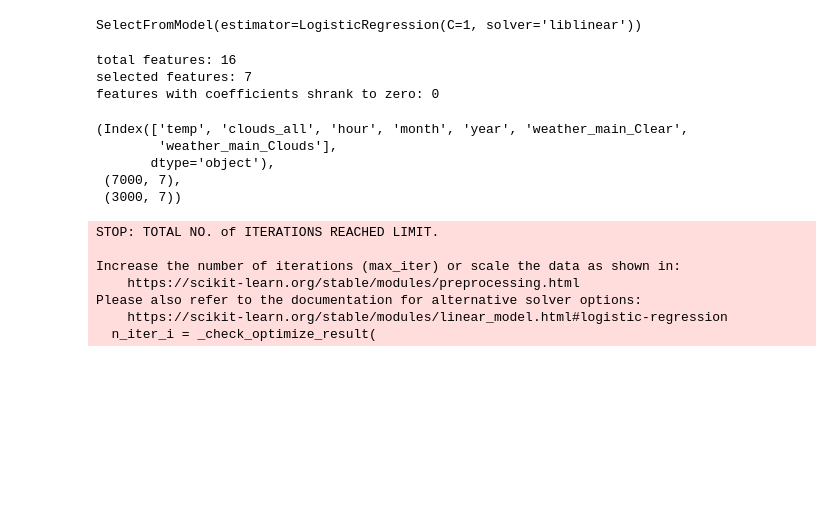
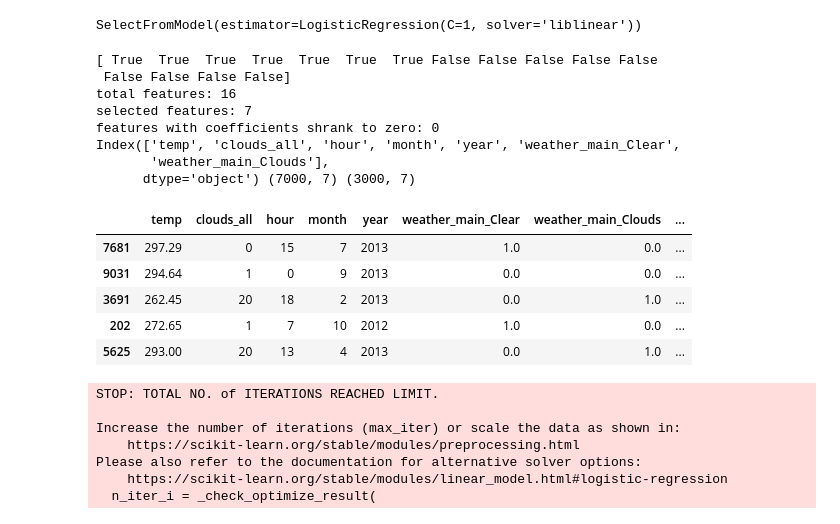
Before and after one commit to MrFICAX/Machine_Learning_Project_1, a Jupyter notebook: Projekat1_InProgress.ipynb, the cells around one changed output. Cells and saved outputs as stored; diff of their text form; code cells hidden in the pictures; blank space fills up the shorter version.

```diff
--- a/Projekat1_InProgress.ipynb
+++ b/Projekat1_InProgress.ipynb
@@ -1409,27 +1427,35 @@ sel_.fit(scaler.transform(X_train.fillna(0)), y_train)
 # %% [output]
 SelectFromModel(estimator=LogisticRegression(C=1, solver='liblinear'))
 # %%
-sel_.get_support()
+print(sel_.get_support())
 
 selected_feat = X_train.columns[(sel_.get_support())]
 print('total features: {}'.format((X_train.shape[1])))
 print('selected features: {}'.format(len(selected_feat)))
 print('features with coefficients shrank to zero: {}'.format(
       np.sum(sel_.estimator_.coef_ == 0)))
 
 X_train_selected = sel_.transform(X_train.fillna(0))
 X_test_selected = sel_.transform(X_test.fillna(0))
 
-selected_feat, X_train_selected.shape, X_test_selected.shape
+print(selected_feat, X_train_selected.shape, X_test_selected.shape)
+
+X_train.head()
 # %% [output]
+[ True  True  True  True  True  True  True False False False False False
+ False False False False]
 total features: 16
 selected features: 7
 features with coefficients shrank to zero: 0
+Index(['temp', 'clouds_all', 'hour', 'month', 'year', 'weather_main_Clear',
+       'weather_main_Clouds'],
+      dtype='object') (7000, 7) (3000, 7)
-(Index(['temp', 'clouds_all', 'hour', 'month', 'year', 'weather_main_Clear',
-        'weather_main_Clouds'],
-       dtype='object'),
- (7000, 7),
- (3000, 7))
+|  | temp | clouds_all | hour | month | year | weather_main_Clear | weather_main_Clouds | ... |
+| 7681 | 297.29 | 0 | 15 | 7 | 2013 | 1.0 | 0.0 | ... |
+| 9031 | 294.64 | 1 | 0 | 9 | 2013 | 0.0 | 0.0 | ... |
+| 3691 | 262.45 | 20 | 18 | 2 | 2013 | 0.0 | 1.0 | ... |
+| 202 | 272.65 | 1 | 7 | 10 | 2012 | 1.0 | 0.0 | ... |
+| 5625 | 293.00 | 20 | 13 | 4 | 2013 | 0.0 | 1.0 | ... |
 # %%
 models = {
     'best_logistic_regression': LogisticRegression(),
```
Also changed, not shown: parts of 3 cells of this notebook.
